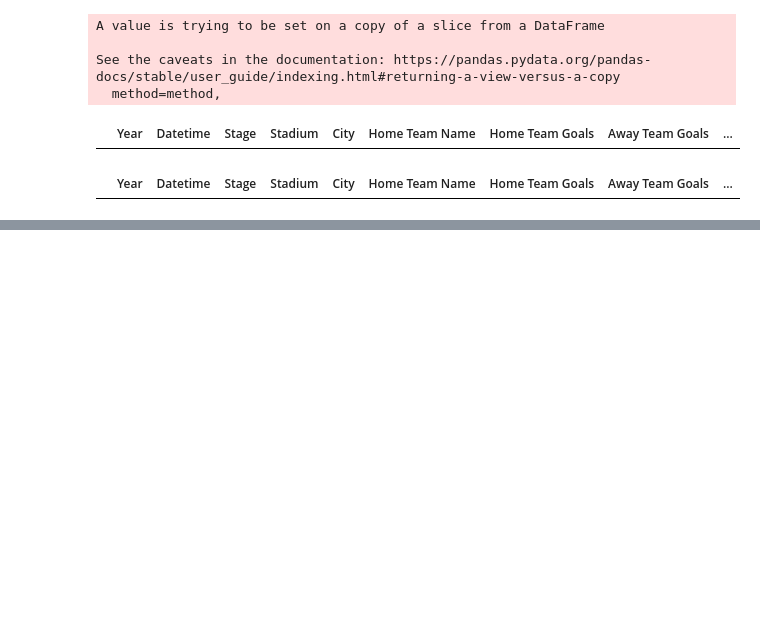
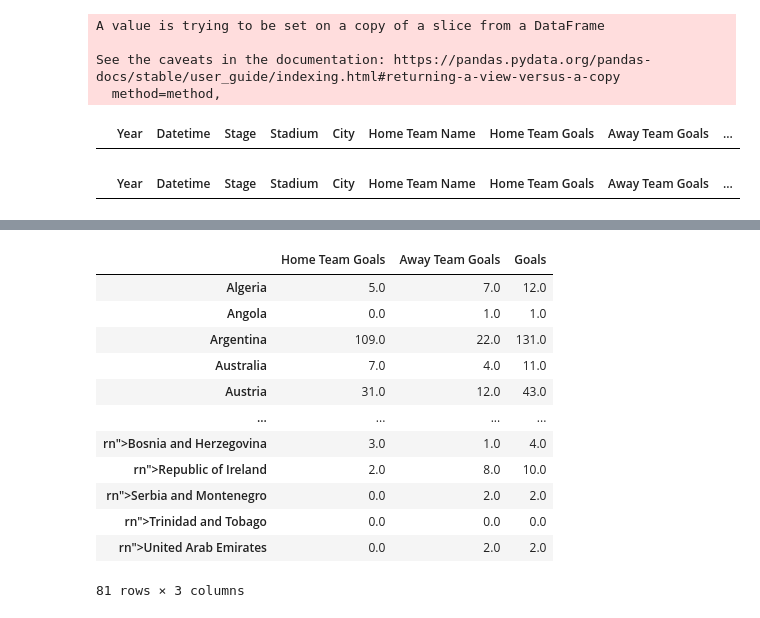
Before and after one commit to Typonote/ColabWorldcupAnalysis, a Jupyter notebook: WorldCupAnalysis.ipynb, the cells around one changed output, grey strips where cells are left out. Drawn from its saved outputs; the diff is of its cells as text; code cells hidden in the pictures; blank space fills up the shorter version.

```diff
--- a/WorldCupAnalysis.ipynb
+++ b/WorldCupAnalysis.ipynb
@@ -244,0 +242,4 @@ display(match_df[match_df['Home Team Name']=="Germany"].head(2),match_df[match_d
+# %%
+# 국가별 득점 수를 구하기(1) => home팀 득점 수 구하기
+home = match_df.groupby(['Home Team Name'])['Home Team Goals'].sum()
+home
@@ -244,0 +296,18 @@ display(match_df[match_df['Home Team Name']=="Germany"].head(2),match_df[match_d
+# %%
+# goal_per_country 데이터 프레임에“Goals”이라는 새로운 column생성 => home팀과 away팀 득점을 하나로 합침
+goal_per_country['Goals'] = goal_per_country['Home Team Goals'] + goal_per_country['Away Team Goals']
+goal_per_country
+# %% [output]
+|  | Home Team Goals | Away Team Goals | Goals |
+| Algeria | 5.0 | 7.0 | 12.0 |
+| Angola | 0.0 | 1.0 | 1.0 |
+| Argentina | 109.0 | 22.0 | 131.0 |
+| Australia | 7.0 | 4.0 | 11.0 |
+| Austria | 31.0 | 12.0 | 43.0 |
+| ... | ... | ... | ... |
+| rn">Bosnia and Herzegovina | 3.0 | 1.0 | 4.0 |
+| rn">Republic of Ireland | 2.0 | 8.0 | 10.0 |
+| rn">Serbia and Montenegro | 0.0 | 2.0 | 2.0 |
+| rn">Trinidad and Tobago | 0.0 | 0.0 | 0.0 |
+| rn">United Arab Emirates | 0.0 | 2.0 | 2.0 |
+81 rows × 3 columns
```
Also changed, not shown: parts of 13 cells of this notebook.
